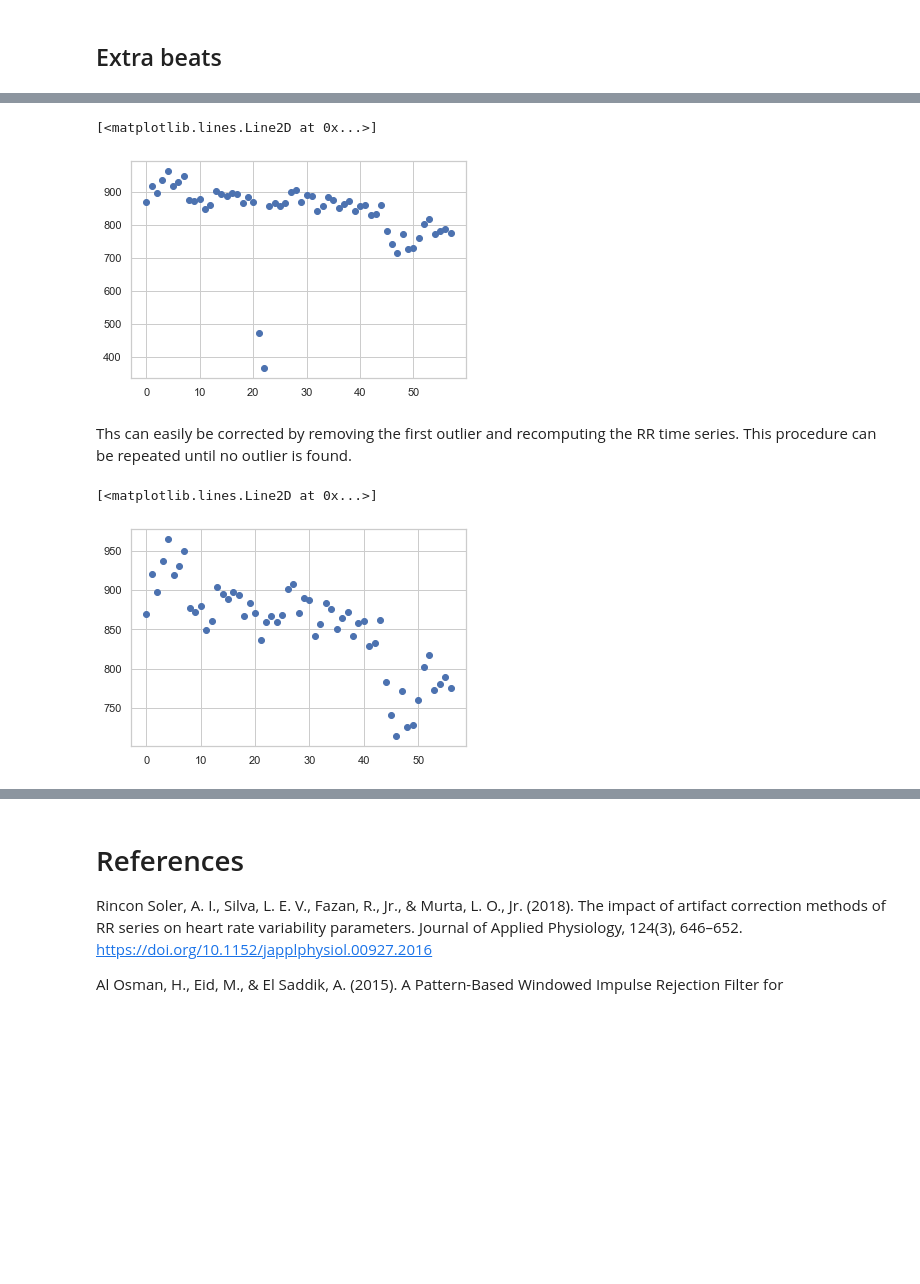
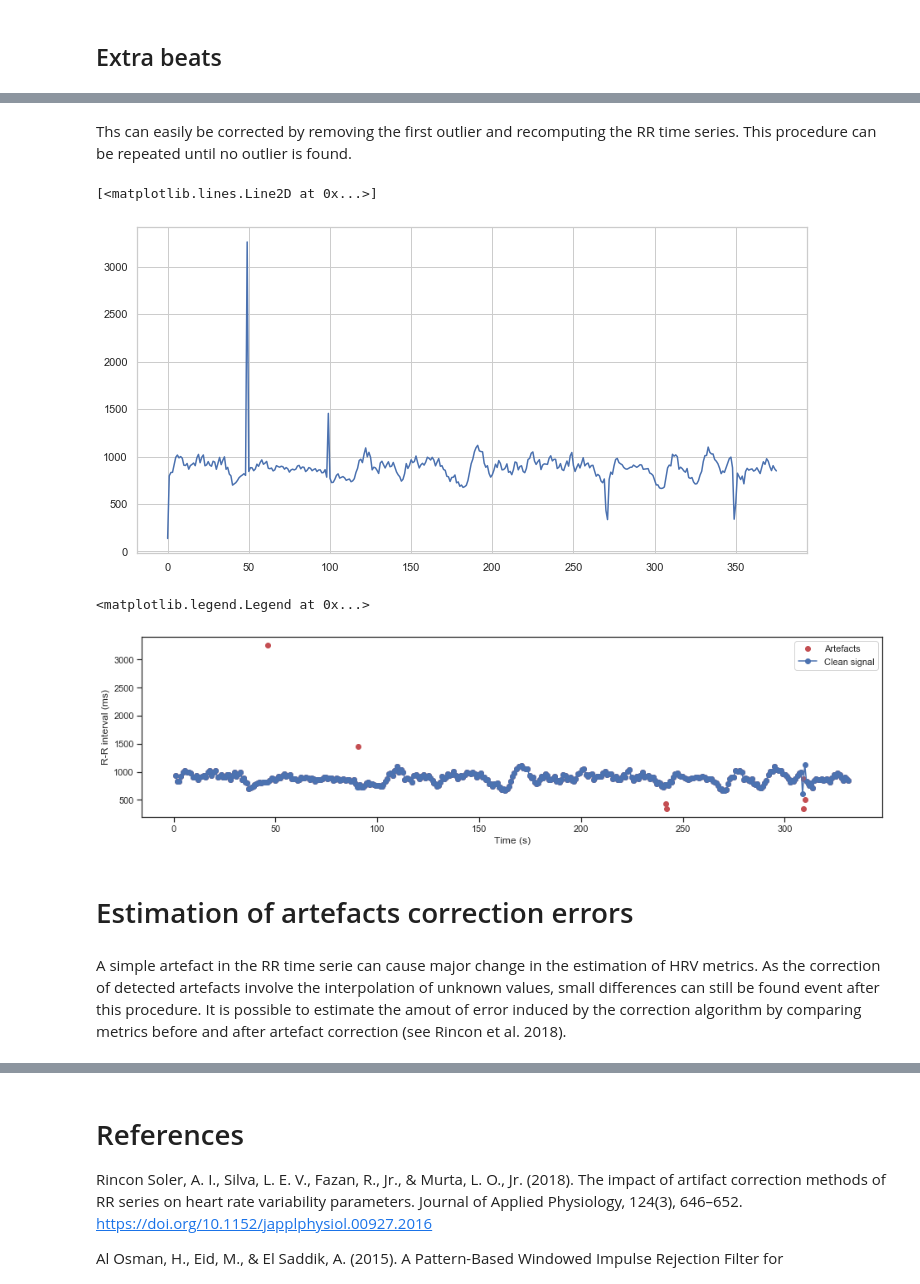
Before and after one commit to embodied-computation-group/systole, a Jupyter notebook: notebooks/ArtifactCorrection.ipynb, the cells around one changed output, grey strips where cells are left out. Drawn from its saved outputs; the diff is of its cells as text; code cells hidden in the pictures; blank space fills up the shorter version.

```diff
--- a/notebooks/ArtifactCorrection.ipynb
+++ b/notebooks/ArtifactCorrection.ipynb
@@ -16,20 +18,5 @@ oxi = import_ppg('1')[0, :]
 # %% [markdown]
 # Artefact detection and correction
-# %%
-# Extract peak vectors
-signal, peaks = oxi_peaks(oxi)
-
-# Remove 3 consecutive beats
-peaks[np.where(peaks)[0][50:53]] = 0
-
-# Remove 2 consecutive beats
-peaks[np.where(peaks)[0][100:101]] = 0
-
-# Store into a Panda DataFrame
-rr = np.diff(np.where(peaks))[0]
-time = pd.to_datetime(np.cumsum(rr), unit='ms')
-df = pd.DataFrame({'rr': rr}, index=time)
-df = validate_series(df.rr)
 # %%
 # Artefact correction
 clean_peaks, per = artifact_removal(peaks)
@@ -149,6 +39,5 @@ Missed beats are corrected by adding new R-wave occurrence time so that it divid
 # %%
-signal, peaks = oxi_peaks(oxi)
-peaks = peaks[50000:100000]
-plt.plot(np.diff(np.where(peaks)[0]), 'bo')
+plt.figure(figsize=(12, 4))
+plt.plot(np.diff(np.where(missed_peaks)[0]), 'b-')
 # %% [output]
 [<matplotlib.lines.Line2D at 0x...>]
@@ -203,6 +67,2 @@ plt.axvline(stats.Values[stats.Metric=='RMSSD'].iloc[0], color='r')
 # %% [markdown]
 ## Extra beats
-# %%
-signal, peaks = oxi_peaks(oxi)
-peaks = peaks[50000:100000]
-plt.plot(np.diff(np.where(peaks)[0]), 'bo')
@@ -212,8 +68,0 @@ plt.plot(np.diff(np.where(peaks)[0]), 'bo')
-# %%
-# Add beat
-idx = np.where(peaks == 0)[0][20000]
-peaks[idx] = 1
-plt.plot(np.diff(np.where(peaks)[0]), 'bo')
-# %% [output]
-[<matplotlib.lines.Line2D at 0x...>]
-[figure, removed]
@@ -225,7 +79,24 @@ while np.any(np.diff(np.where(peaks)[0]) < 600):
     idx = np.where(np.diff(np.where(peaks)[0]) < 600)[0]
     peaks[np.where(peaks)[0][idx[0]+1]] = 0
 # %%
-plt.plot(np.diff(np.where(peaks)[0]), 'bo')
+plt.figure(figsize=(12, 6))
+plt.plot(np.diff(np.where(peaks)[0]), 'b-')
 # %% [output]
 [<matplotlib.lines.Line2D at 0x...>]
-[figure, old version]
+[figure, new version]
+# %%
+plt.figure(figsize=(16, 4))
+plt.plot(np.cumsum(np.diff(np.where(peaks)[0]))/1000,
+         np.diff(np.where(peaks)[0]), 'ro', label='Artefacts')  # Artefacts
+plt.plot(np.cumsum(np.diff(np.where(clean_peaks)[0]))/1000,
+         np.diff(np.where(clean_peaks)[0]), 'bo-', label='Clean signal')  # Cleaned peaks
+plt.ylabel('R-R interval (ms)')
+plt.xlabel('Time (s)')
+plt.legend()
+# %% [output]
+<matplotlib.legend.Legend at 0x...>
+[figure, added]
+# %% [markdown]
+# Estimation of artefacts correction errors
+# %% [markdown]
+A simple artefact in the RR time serie can cause major change in the estimation of HRV metrics. As the correction of detected artefacts involve the interpolation of unknown values, small differences can still be found event after this procedure. It is possible to estimate the amout of error induced by the correction algorithm by comparing metrics before and after artefact correction (see Rincon et al. 2018).
```
Also changed, not shown: parts of 43 cells of this notebook, 3 other files.
